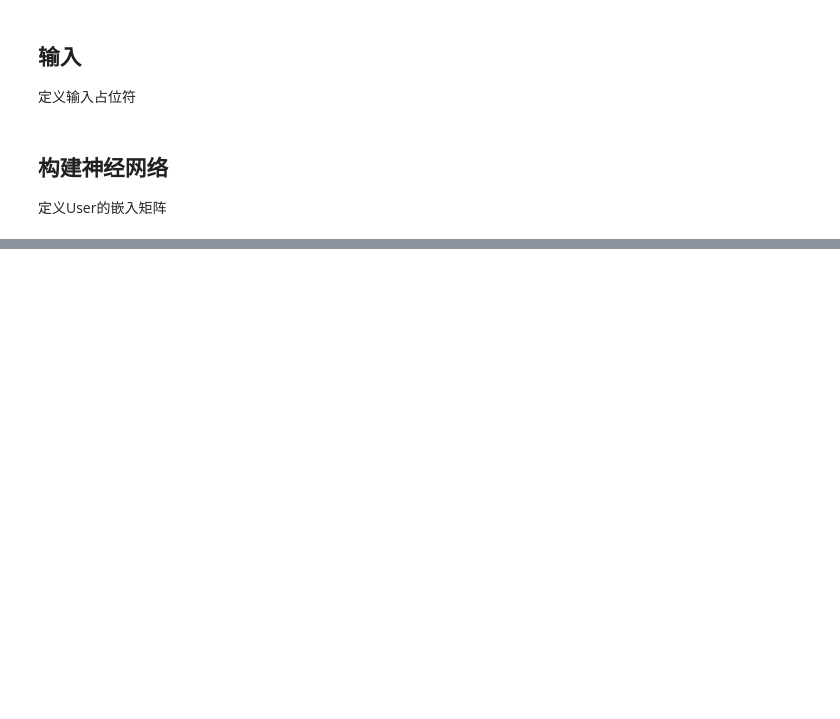
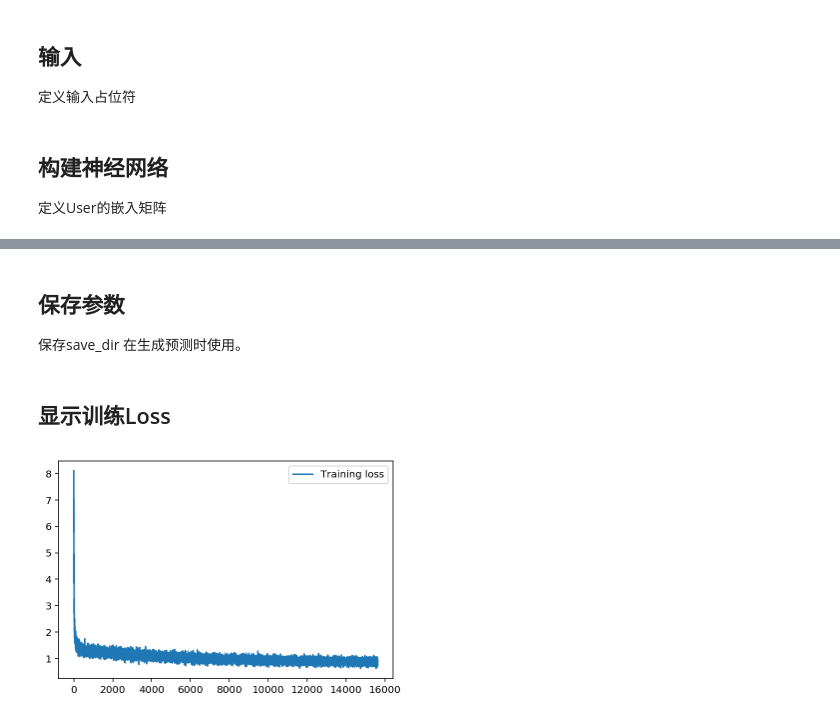
Before and after one commit to miaopei/MachineLearning, a Jupyter notebook: uda_project/P7/RecommendedSystem/recommender_report.ipynb, the cells around one changed output, grey strips where cells are left out. Saved outputs shown, nothing was run; the diff lists cells and outputs as text; code cells hidden in the pictures; blank space fills up the shorter version.

```diff
--- a/uda_project/P7/RecommendedSystem/recommender_report.ipynb
+++ b/uda_project/P7/RecommendedSystem/recommender_report.ipynb
@@ -542,0 +561,6 @@ def get_user_embedding(uid, user_gender, user_age, user_job):
+# %%
+def get_movie_id_embed_layer(movie_id):
+    with tf.name_scope("movie_embedding"):
+        movie_id_embed_matrix = tf.Variable(tf.random_uniform([movie_id_max, embed_dim], -1, 1), name = "movie_id_embed_matrix")
+        movie_id_embed_layer = tf.nn.embedding_lookup(movie_id_embed_matrix, movie_id, name = "movie_id_embed_layer")
+    return movie_id_embed_layer
@@ -542,0 +569,10 @@ def get_user_embedding(uid, user_gender, user_age, user_job):
+# %%
+def get_movie_categories_layers(movie_categories):
+    with tf.name_scope("movie_categories_layers"):
+        movie_categories_embed_matrix = tf.Variable(tf.random_uniform([movie_categories_max, embed_dim], -1, 1), name = "movie_categories_embed_matrix")
+        movie_categories_embed_layer = tf.nn.embedding_lookup(movie_categories_embed_matrix, movie_categories, name = "movie_categories_embed_layer")
+        if combiner == "sum":
+            movie_categories_embed_layer = tf.reduce_sum(movie_categories_embed_layer, axis=1, keep_dims=True)
+    #     elif combiner == "mean":
+
+    return movie_categories_embed_layer
@@ -542,0 +612,13 @@ def get_user_embedding(uid, user_gender, user_age, user_job):
+# %%
+def get_movie_feature_layer(movie_id_embed_layer, movie_categories_embed_layer, dropout_layer):
+    with tf.name_scope("movie_fc"):
+        # 第一层全连接
+        movie_id_fc_layer = tf.layers.dense(movie_id_embed_layer, embed_dim, name = "movie_id_fc_layer", activation=tf.nn.relu)
+        movie_categories_fc_layer = tf.layers.dense(movie_categories_embed_layer, embed_dim, name = "movie_categories_fc_layer", activation=tf.nn.relu)
+
+        # 第二层全连接
+        movie_combine_layer = tf.concat([movie_id_fc_layer, movie_categories_fc_layer, dropout_layer], 2)  #(?, 1, 96)
+        movie_combine_layer = tf.contrib.layers.fully_connected(movie_combine_layer, 200, tf.tanh)  #(?, 1, 200)
+
+        movie_combine_layer_flat = tf.reshape(movie_combine_layer, [-1, 200])
+    return movie_combine_layer, movie_combine_layer_flat
@@ -542,0 +675,5 @@ def get_user_embedding(uid, user_gender, user_age, user_job):
+# %%
+def get_batches(Xs, ys, batch_size):
+    for start in range(0, len(Xs), batch_size):
+        end = min(start + batch_size, len(Xs))
+        yield Xs[start:end], ys[start:end]
@@ -542,0 +833,4 @@ def get_user_embedding(uid, user_gender, user_age, user_job):
+# %% [markdown]
+## 保存参数
+
+保存save_dir 在生成预测时使用。
@@ -542,0 +841,8 @@ def get_user_embedding(uid, user_gender, user_age, user_job):
+# %% [markdown]
+## 显示训练Loss
+# %%
+plt.plot(losses['train'], label='Training loss')
+plt.legend()
+_ = plt.ylim()
+# %% [output]
+[figure, added]
```
Also changed, not shown: parts of 40 cells of this notebook, 1 other file.
